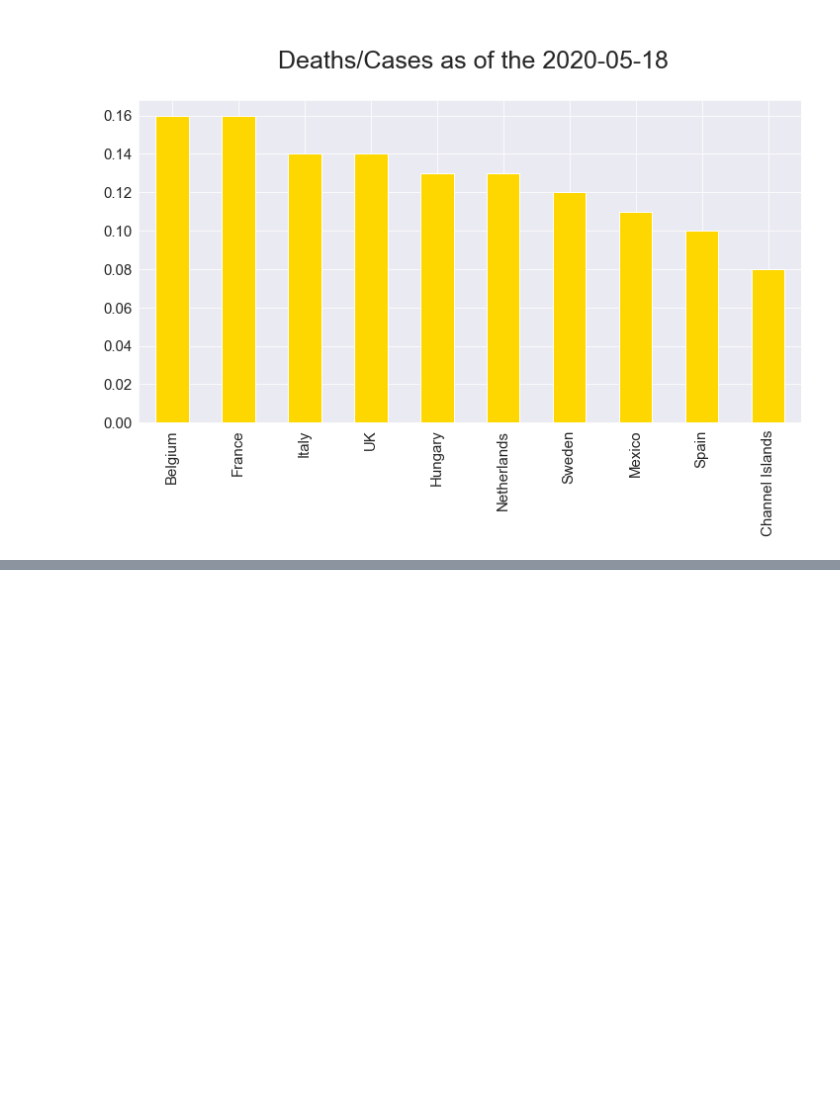
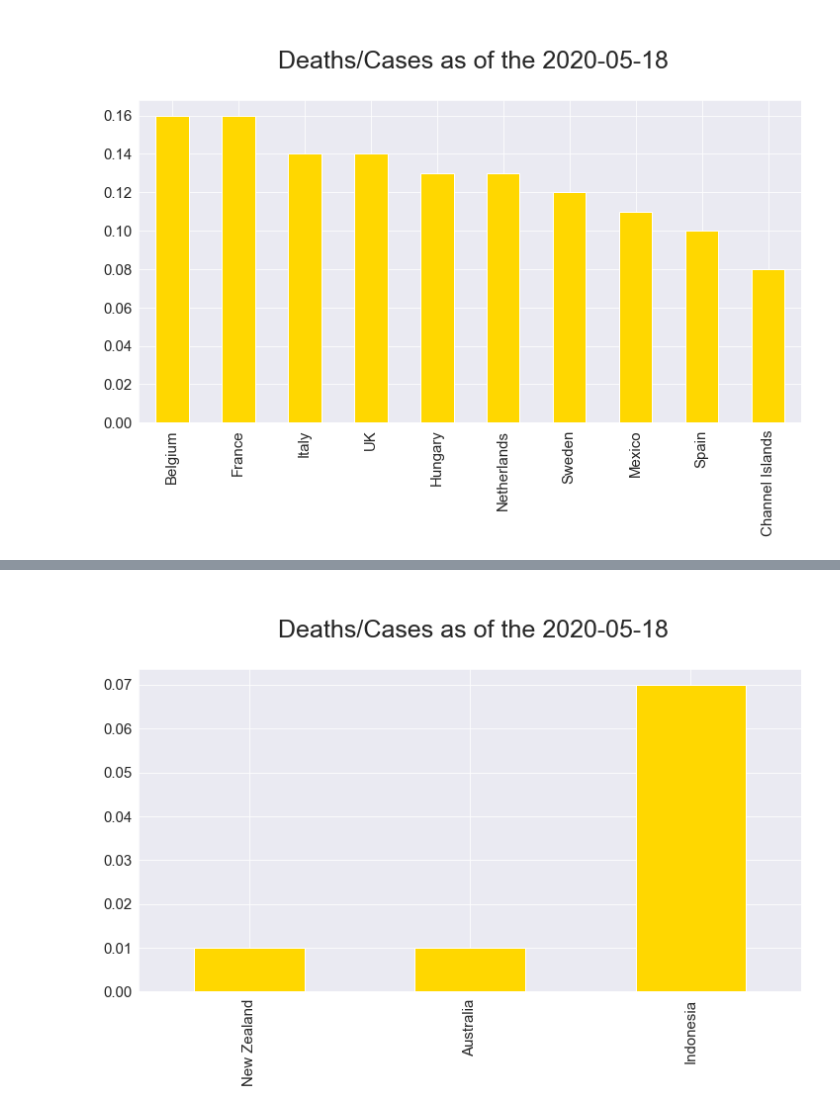
Before and after one commit to yanivmm/Data-Science, a Jupyter notebook: Corona.ipynb, the cells around one changed output, grey strips where cells are left out. Cells and saved outputs as stored; diff of their text form; code cells hidden in the pictures; blank space fills up the shorter version.

```diff
--- a/Corona.ipynb
+++ b/Corona.ipynb
@@ -203,0 +213,4 @@ plotGraph(column='Deaths/Cases',plot='bar',add=[])
+# %%
+plotGraph(column='Deaths/Cases',plot='bar',top = (0,0) , add=['New Zealand','Australia','Indonesia'])
+# %% [output]
+[figure, added]
```
Also changed, not shown: parts of 3 cells of this notebook.
